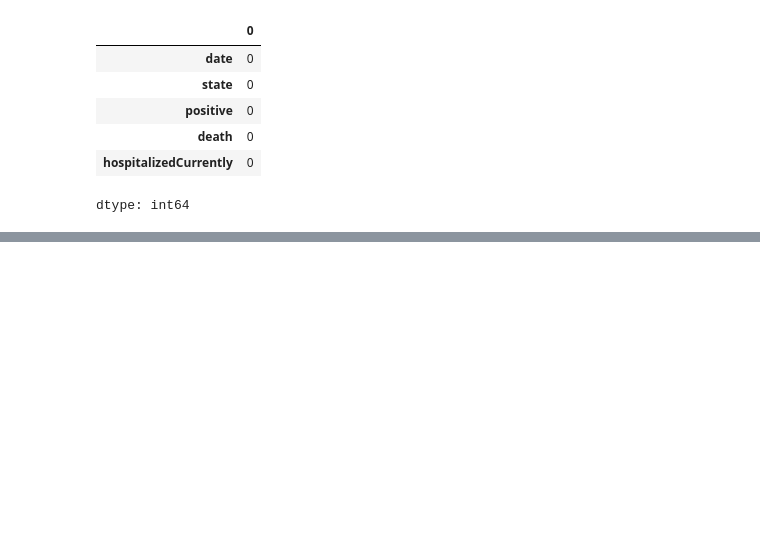
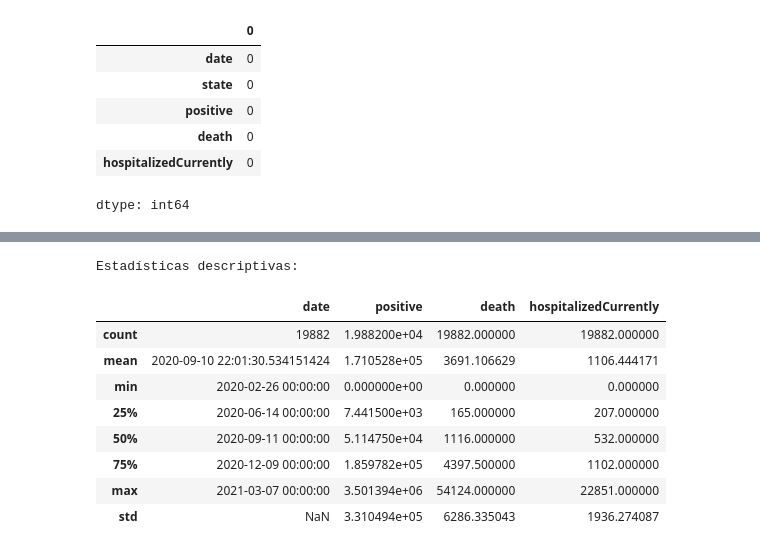
Before and after one commit to AI-School-F5-P3/MiniDatathonF5_ErikaAlvares, a Jupyter notebook: MiniDatathonF5_ErikaAlvares.ipynb, the cells around one changed output, grey strips where cells are left out. Saved outputs shown, nothing was run; the diff lists cells and outputs as text; code cells hidden in the pictures; blank space fills up the shorter version.

```diff
--- a/MiniDatathonF5_ErikaAlvares.ipynb
+++ b/MiniDatathonF5_ErikaAlvares.ipynb
@@ -531,0 +719,15 @@ dtype: int64
+# %%
+# Estadísticas descriptivas de las columnas numéricas
+print("\nEstadísticas descriptivas:")
+data_interes.describe()
+# %% [output]
+Estadísticas descriptivas:
+|  | date | positive | death | hospitalizedCurrently |
+| count | 19882 | 1.988200e+04 | 19882.000000 | 19882.000000 |
+| mean | 2020-09-10 22:01:30.534151424 | 1.710528e+05 | 3691.106629 | 1106.444171 |
+| min | 2020-02-26 00:00:00 | 0.000000e+00 | 0.000000 | 0.000000 |
+| 25% | 2020-06-14 00:00:00 | 7.441500e+03 | 165.000000 | 207.000000 |
+| 50% | 2020-09-11 00:00:00 | 5.114750e+04 | 1116.000000 | 532.000000 |
+| 75% | 2020-12-09 00:00:00 | 1.859782e+05 | 4397.500000 | 1102.000000 |
+| max | 2021-03-07 00:00:00 | 3.501394e+06 | 54124.000000 | 22851.000000 |
+| std | NaN | 3.310494e+05 | 6286.335043 | 1936.274087 |
```
Also changed, not shown: parts of 39 cells of this notebook.
